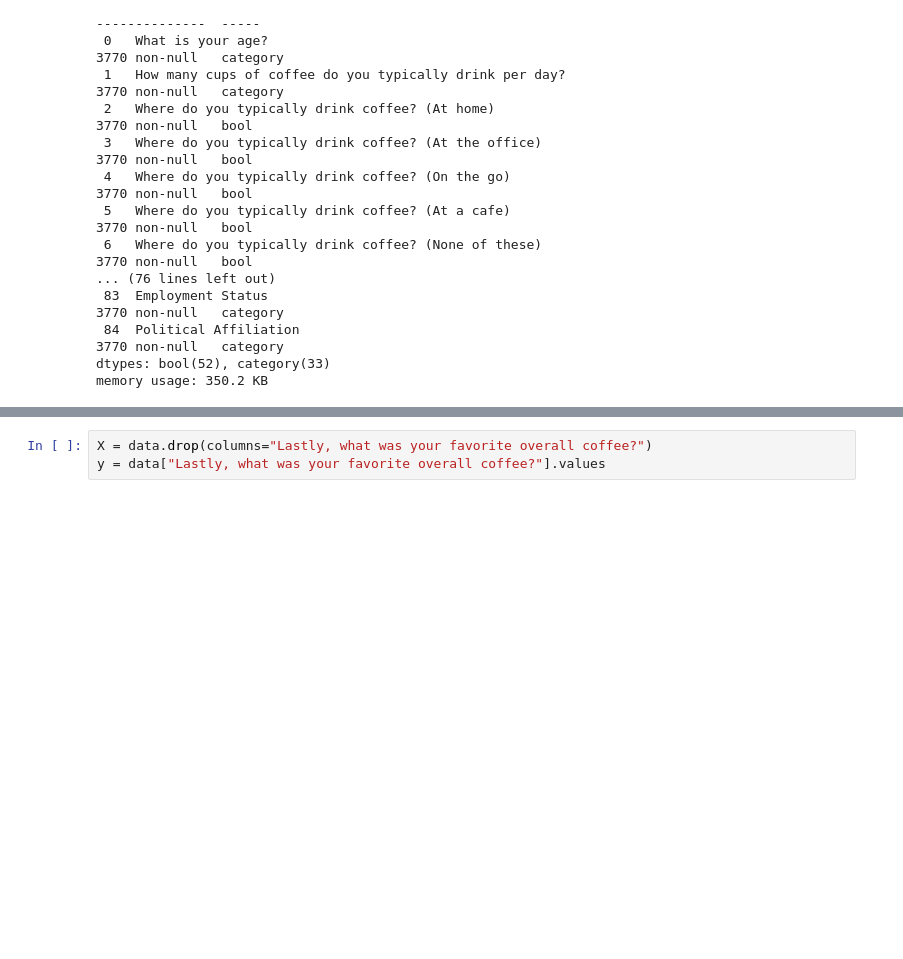
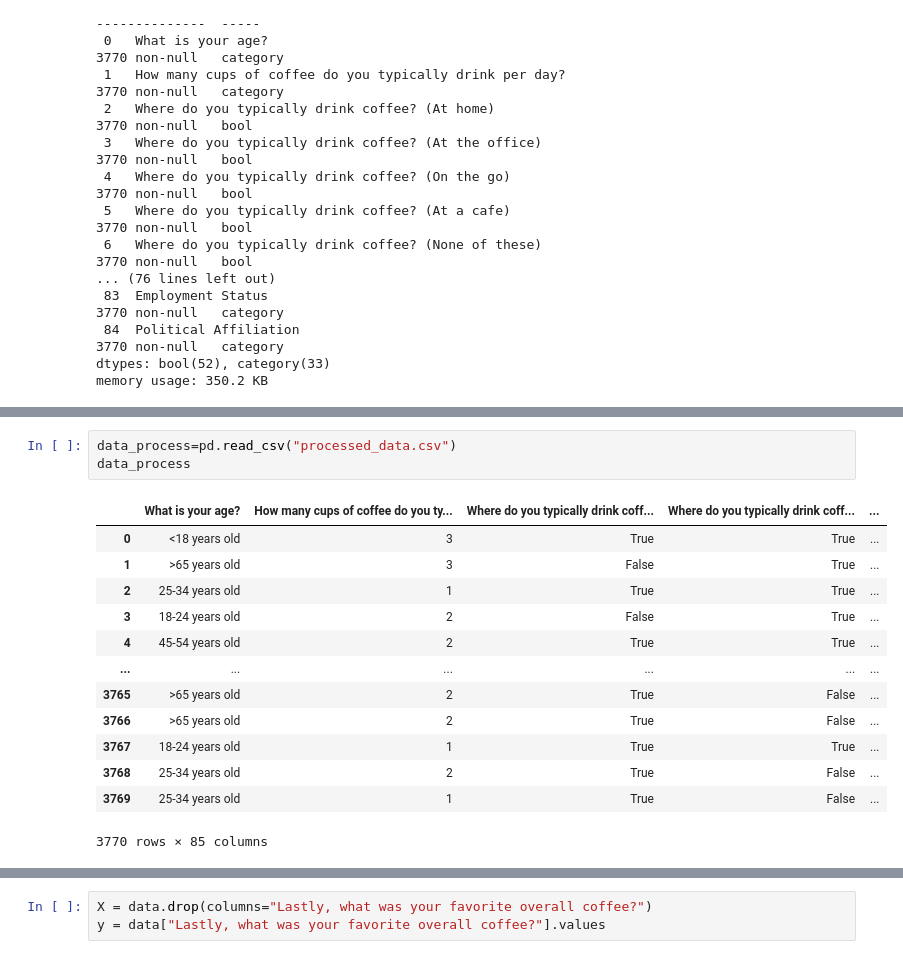
Before and after one commit to subhajyotirkmveri/Econometrics_project_matter, a Jupyter notebook: Project/analysis.ipynb, the cells around one changed output, grey strips where cells are left out. Saved outputs shown, nothing was run; the diff lists cells and outputs as text; blank space fills up the shorter version.

```diff
--- a/Project/analysis.ipynb
+++ b/Project/analysis.ipynb
@@ -333,0 +406,17 @@ memory usage: 350.2 KB
+# %%
+data_process=pd.read_csv("processed_data.csv")
+data_process
+# %% [output]
+|  | What is your age? | How many cups of coffee do you ty... | Where do you typically drink coff... | Where do you typically drink coff... | ... |
+| 0 | <18 years old | 3 | True | True | ... |
+| 1 | >65 years old | 3 | False | True | ... |
+| 2 | 25-34 years old | 1 | True | True | ... |
+| 3 | 18-24 years old | 2 | False | True | ... |
+| 4 | 45-54 years old | 2 | True | True | ... |
+| ... | ... | ... | ... | ... | ... |
+| 3765 | >65 years old | 2 | True | False | ... |
+| 3766 | >65 years old | 2 | True | False | ... |
+| 3767 | 18-24 years old | 1 | True | True | ... |
+| 3768 | 25-34 years old | 2 | True | False | ... |
+| 3769 | 25-34 years old | 1 | True | False | ... |
+3770 rows × 85 columns
```
Also changed, not shown: parts of 7 cells of this notebook.
